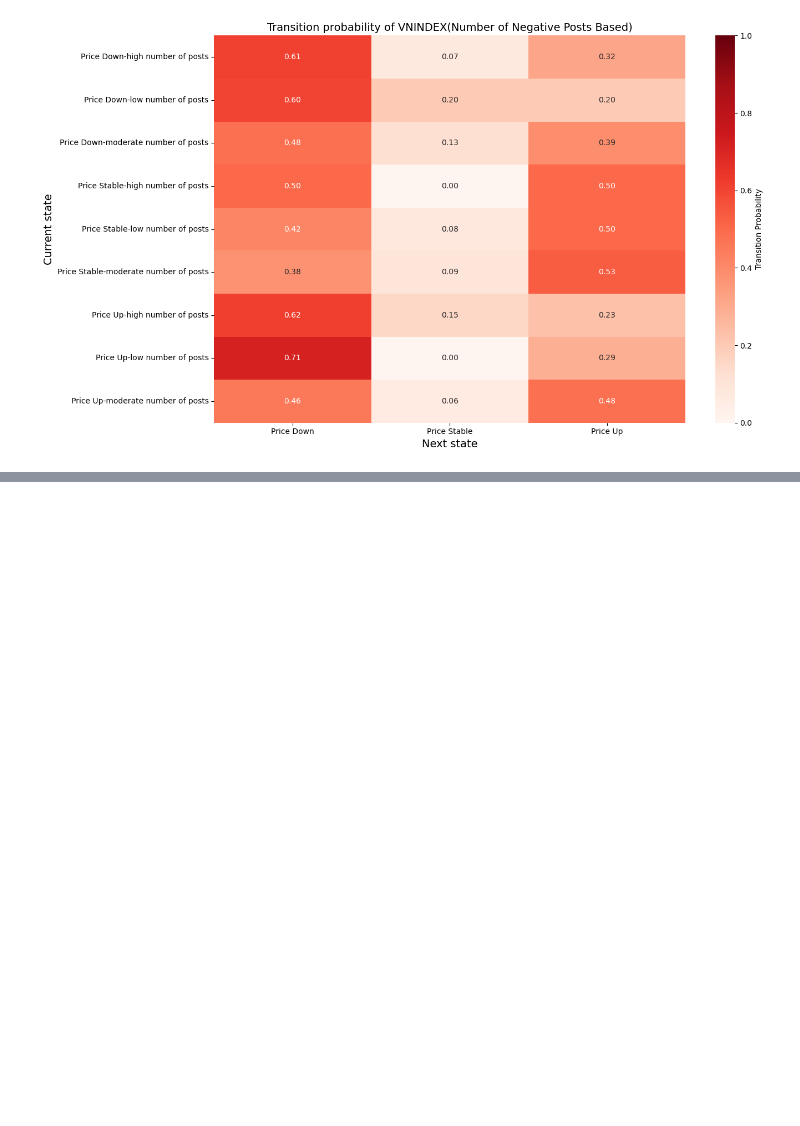
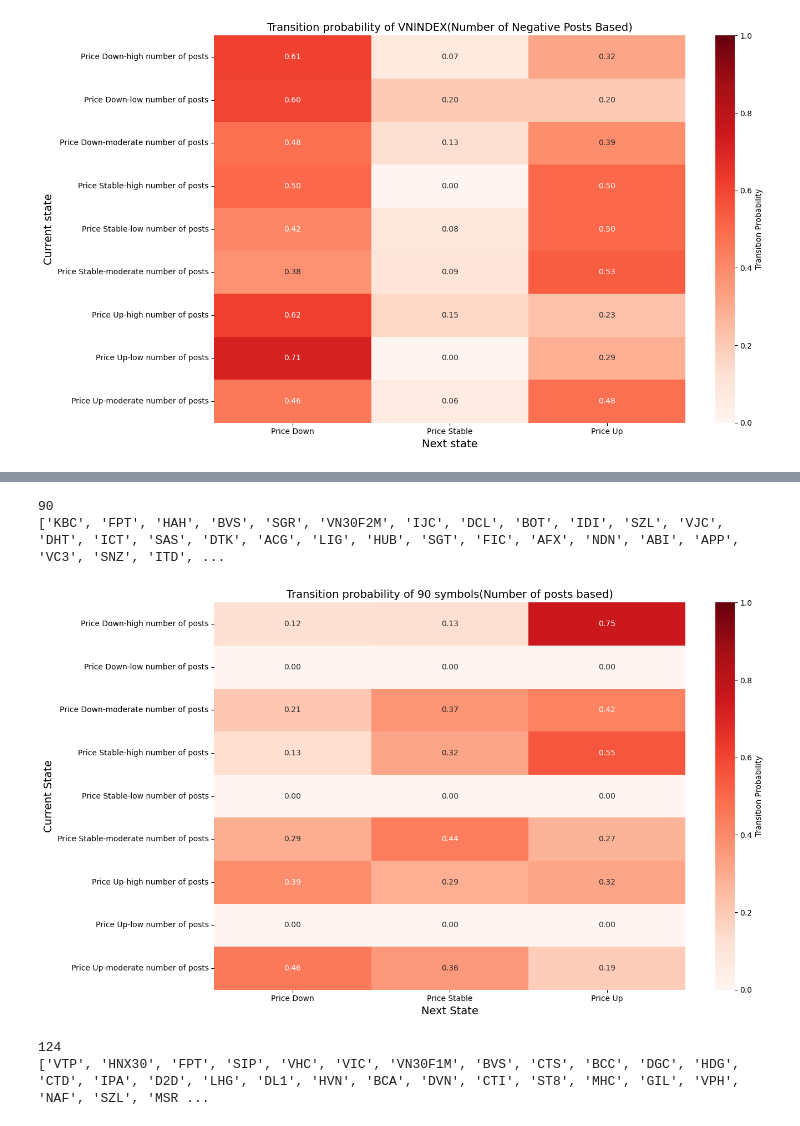
Before and after one commit to Legend0fHell/ait2006-data-processing-final, a Jupyter notebook: basic_analyze.ipynb, the cells around one changed output, grey strips where cells are left out. Cells and saved outputs as stored; diff of their text form; code cells hidden in the pictures; blank space fills up the shorter version.

```diff
--- a/basic_analyze.ipynb
+++ b/basic_analyze.ipynb
@@ -1982,0 +1999,59 @@ heatmap_illustration(transition_negative_posts_matrix, 'Transition probability o
+# %%
+optimized_posts_symbols_list = []
+optimized_positive_posts_symbols_list = []
+optimized_negative_posts_symbols_list = []
+
+
+markov_post_matrices_sum = pd.DataFrame(0, index=transition_posts_matrix.index, columns=transition_posts_matrix.columns)
+markov_negative_posts_matrices_sum = pd.DataFrame(0, index = transition_negative_posts_matrix.index, columns = transition_negative_posts_matrix.columns)
+markov_positive_posts_matrices_sum = pd.DataFrame(0, index = transition_positive_posts_matrix.index, columns = transition_positive_posts_matrix.columns)
+
+for symbol in valid_symbols:
+    symbol_df = to_post_analysis_dataframe_time_series(symbol)
+    if len(symbol_df) < 100:
+        continue
+
+
+    # Generate transition matrix
+    _, transition_posts_matrix_temp, transition_negative_posts_matrix_temp, transition_positive_posts_matrix_temp = df_to_transitions_matrix(symbol_df)
+
+    transition_posts_matrix_temp = transition_posts_matrix_temp.reindex_like(transition_posts_matrix).fillna(0)
+
+    transition_negative_posts_matrix_temp = transition_negative_posts_matrix_temp.reindex_like(transition_negative_posts_matrix).fillna(0)
+
+    transition_positive_posts_matrix_temp = transition_positive_posts_matrix_temp.reindex_like(transition_positive_posts_matrix).fillna(0)
+
+
+    if (transition_posts_matrix_temp['Price Up'] > 0.7).any():
+        markov_post_matrices_sum += transition_posts_matrix_temp
+        optimized_posts_symbols_list.append(symbol)
+
+    if (transition_negative_posts_matrix_temp['Price Up'] > 0.6).any():
+        markov_negative_posts_matrices_sum += transition_negative_posts_matrix_temp
+        optimized_negative_posts_symbols_list.append(symbol)
+
+    if (transition_positive_posts_matrix['Price Up'] > 0.7).any():
+        markov_positive_posts_matrices_sum += transition_positive_posts_matrix
+        optimized_positive_posts_symbols_list.append(symbol)
+# %%
+markov_posts_matrices_normalized = markov_post_matrices_sum.div(markov_post_matrices_sum.sum(axis = 1), axis = 0).fillna(0)
+
+markov_negative_posts_matrices_normalized = markov_negative_posts_matrices_sum.div(markov_negative_posts_matrices_sum.sum(axis = 1), axis = 0).fillna(0)
+
+markov_positive_posts_matrices_normalized = markov_positive_posts_matrices_sum.div(markov_positive_posts_matrices_sum.sum(axis = 1), axis = 0).fillna(0)
+# %%
+print(len(optimized_posts_symbols_list))
+print(optimized_posts_symbols_list)
+# %% [output]
+90
+['KBC', 'FPT', 'HAH', 'BVS', 'SGR', 'VN30F2M', 'IJC', 'DCL', 'BOT', 'IDI', 'SZL', 'VJC', 'DHT', 'ICT', 'SAS', 'DTK', 'ACG', 'LIG', 'HUB', 'SGT', 'FIC', 'AFX', 'NDN', 'ABI', 'APP', 'VC3', 'SNZ', 'ITD', ...
+# %%
+heatmap_illustration(markov_posts_matrices_normalized, f"Transition probability of {len(optimized_posts_symbols_list)} symbols(Number of posts based)", 'Next State', 'Current State')
+# %% [output]
+[figure, added]
+# %%
+print(len(optimized_negative_posts_symbols_list))
+print(optimized_negative_posts_symbols_list)
+# %% [output]
+124
+['VTP', 'HNX30', 'FPT', 'SIP', 'VHC', 'VIC', 'VN30F1M', 'BVS', 'CTS', 'BCC', 'DGC', 'HDG', 'CTD', 'IPA', 'D2D', 'LHG', 'DL1', 'HVN', 'BCA', 'DVN', 'CTI', 'ST8', 'MHC', 'GIL', 'VPH', 'NAF', 'SZL', 'MSR ...
```
Also changed, not shown: parts of 11 cells of this notebook.
